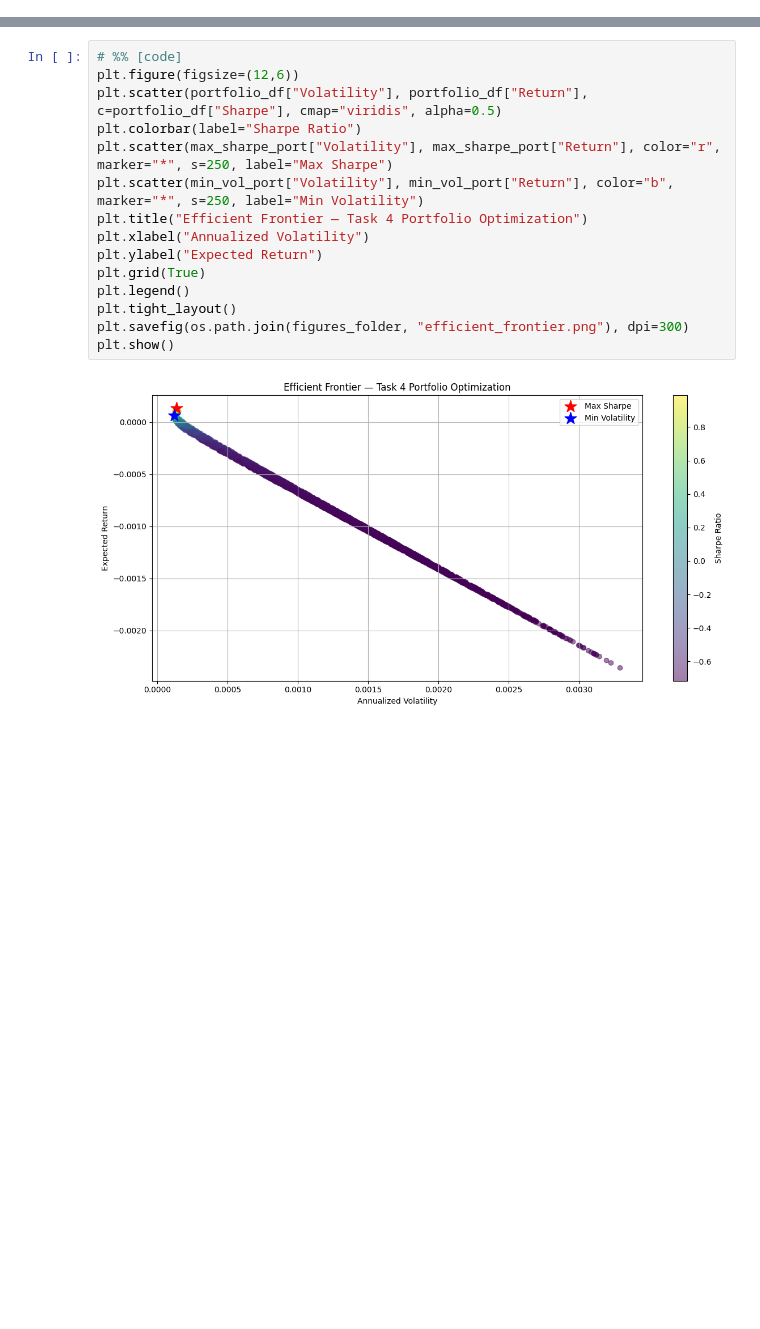
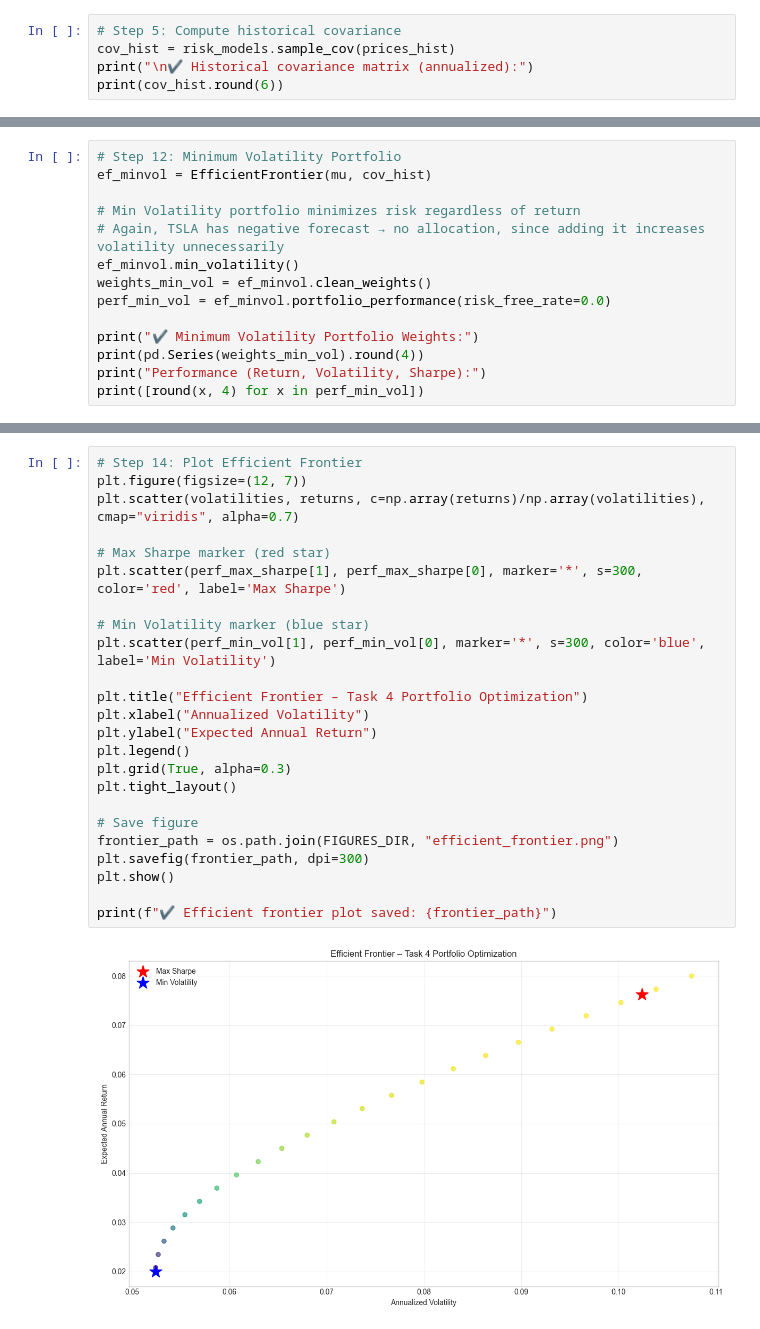
Before and after one commit to bekonad/portfolio-optimization, a Jupyter notebook: notebooks/task4_optimization.ipynb, the cells around one changed output, grey strips where cells are left out. Drawn from its saved outputs; the diff is of its cells as text; blank space fills up the shorter version.

Commit message:
Complete Task 4: Portfolio Optimization notebook, update scripts, requirements, and tests

```diff
--- a/notebooks/task4_optimization.ipynb
+++ b/notebooks/task4_optimization.ipynb
@@ -112,0 +75,5 @@ portfolio_df.head()
+# %%
+# Step 5: Compute historical covariance
+cov_hist = risk_models.sample_cov(prices_hist)
+print("\n✔ Historical covariance matrix (annualized):")
+print(cov_hist.round(6))
@@ -112,0 +203,14 @@ portfolio_df.head()
+# %%
+# Step 12: Minimum Volatility Portfolio
+ef_minvol = EfficientFrontier(mu, cov_hist)
+
+# Min Volatility portfolio minimizes risk regardless of return
+# Again, TSLA has negative forecast → no allocation, since adding it increases volatility unnecessarily
+ef_minvol.min_volatility()
+weights_min_vol = ef_minvol.clean_weights()
+perf_min_vol = ef_minvol.portfolio_performance(risk_free_rate=0.0)
+
+print("✔ Minimum Volatility Portfolio Weights:")
+print(pd.Series(weights_min_vol).round(4))
+print("Performance (Return, Volatility, Sharpe):")
+print([round(x, 4) for x in perf_min_vol])
@@ -113,17 +266,26 @@ portfolio_df.head()
 # %%
-# %% [code]
-plt.figure(figsize=(12,6))
-plt.scatter(portfolio_df["Volatility"], portfolio_df["Return"], c=portfolio_df["Sharpe"], cmap="viridis", alpha=0.5)
-plt.colorbar(label="Sharpe Ratio")
-plt.scatter(max_sharpe_port["Volatility"], max_sharpe_port["Return"], color="r", marker="*", s=250, label="Max Sharpe")
-plt.scatter(min_vol_port["Volatility"], min_vol_port["Return"], color="b", marker="*", s=250, label="Min Volatility")
-plt.title("Efficient Frontier — Task 4 Portfolio Optimization")
+# Step 14: Plot Efficient Frontier
+plt.figure(figsize=(12, 7))
+plt.scatter(volatilities, returns, c=np.array(returns)/np.array(volatilities), cmap="viridis", alpha=0.7)
+
+# Max Sharpe marker (red star)
+plt.scatter(perf_max_sharpe[1], perf_max_sharpe[0], marker='*', s=300, color='red', label='Max Sharpe')
+
+# Min Volatility marker (blue star)
+plt.scatter(perf_min_vol[1], perf_min_vol[0], marker='*', s=300, color='blue', label='Min Volatility')
+
+plt.title("Efficient Frontier – Task 4 Portfolio Optimization")
 plt.xlabel("Annualized Volatility")
-plt.ylabel("Expected Return")
-plt.grid(True)
+plt.ylabel("Expected Annual Return")
 plt.legend()
+plt.grid(True, alpha=0.3)
 plt.tight_layout()
-plt.savefig(os.path.join(figures_folder, "efficient_frontier.png"), dpi=300)
+
+# Save figure
+frontier_path = os.path.join(FIGURES_DIR, "efficient_frontier.png")
+plt.savefig(frontier_path, dpi=300)
 plt.show()
+
+print(f"✔ Efficient frontier plot saved: {frontier_path}")
 # %% [output]
-[figure, old version]
+[figure, new version]
```
Also changed, not shown: parts of 31 cells of this notebook, 11 other files.
